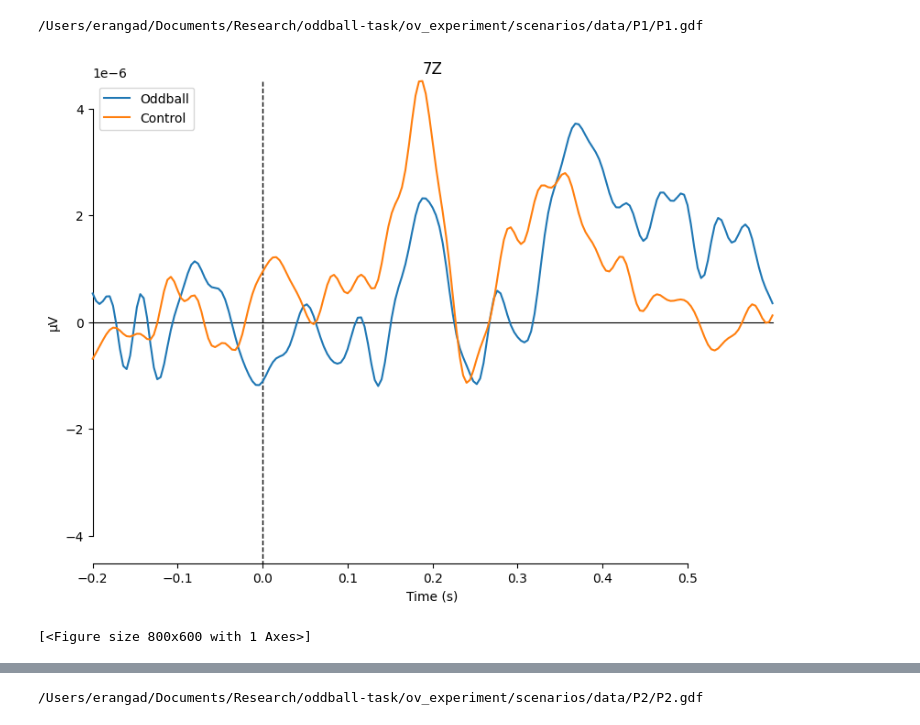
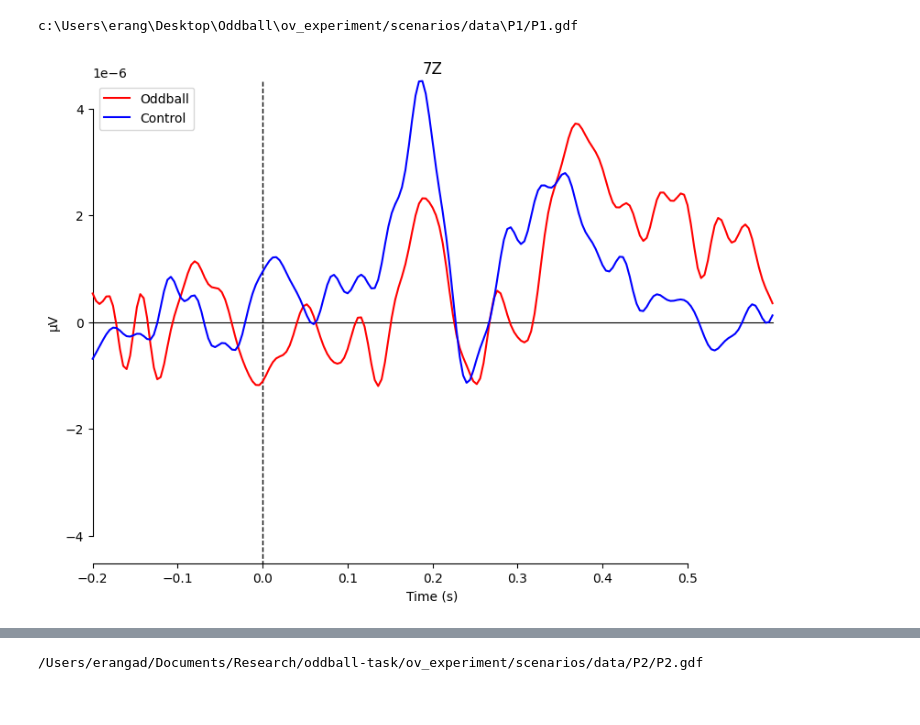
Before and after one commit to ovi-lab/EEG-oddball-task, a Jupyter notebook: src/main.ipynb, the cells around one changed output, grey strips where cells are left out. Drawn from its saved outputs; the diff is of its cells as text; code cells hidden in the pictures.

Commit message:
Plotting changes

```diff
--- a/src/main.ipynb
+++ b/src/main.ipynb
@@ -8,24 +10,23 @@ mne.set_log_level(verbose='WARNING', return_old_level=False, add_frames=None)
 # %%
 participant_id = 1
 
 # loading data
 raw = analysis.processing.loadData(participant_id)
 
 # preprocessig
 raw = analysis.processing.preprocessing(raw)
 
 #generate epochs
 epochs_1, event_dict = analysis.processing.eventEpochdata(raw)
 
 
 oddball = epochs_1["visual/image_display/onset/stimulus/non_freq"].average()
 control = epochs_1["visual/image_display/onset/stimulus/freq"].average()
 
 #PZ ~ 7Z
 
 evokeds = dict(Oddball=oddball, Control=control)
-mne.viz.plot_compare_evokeds(evokeds, picks=['7Z'])
+fig  =  mne.viz.plot_compare_evokeds(evokeds, picks=['7Z'], styles = {"Oddball": {"color" :'red'}, "Control":{"color": 'blue'}})
 # %% [output]
-/Users/erangad/Documents/Research/oddball-task/ov_experiment/scenarios/data/P1/P1.gdf
+c:\Users\erang\Desktop\Oddball\ov_experiment/scenarios/data\P1/P1.gdf
-[figure, old version]
+[figure, new version]
-[<Figure size 800x600 with 1 Axes>]
```
Also changed, not shown: parts of 3 cells of this notebook.
